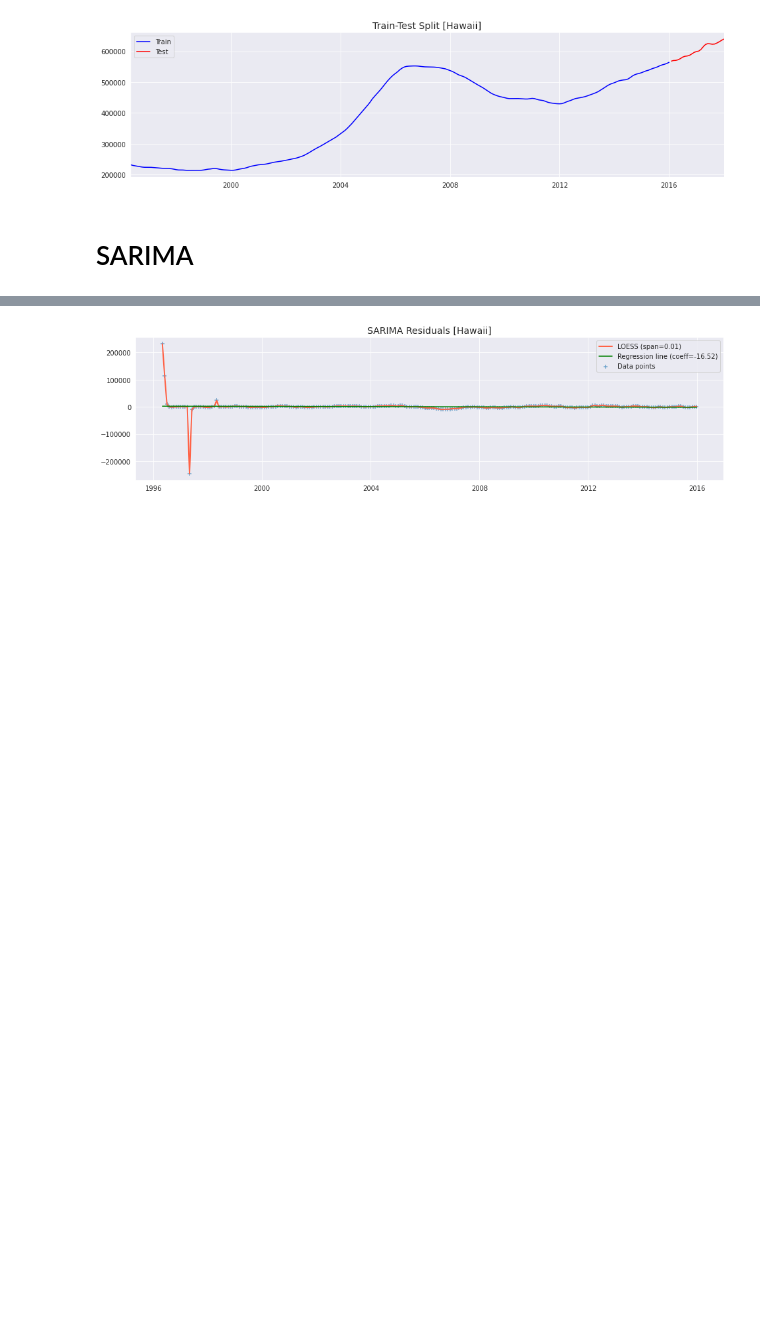
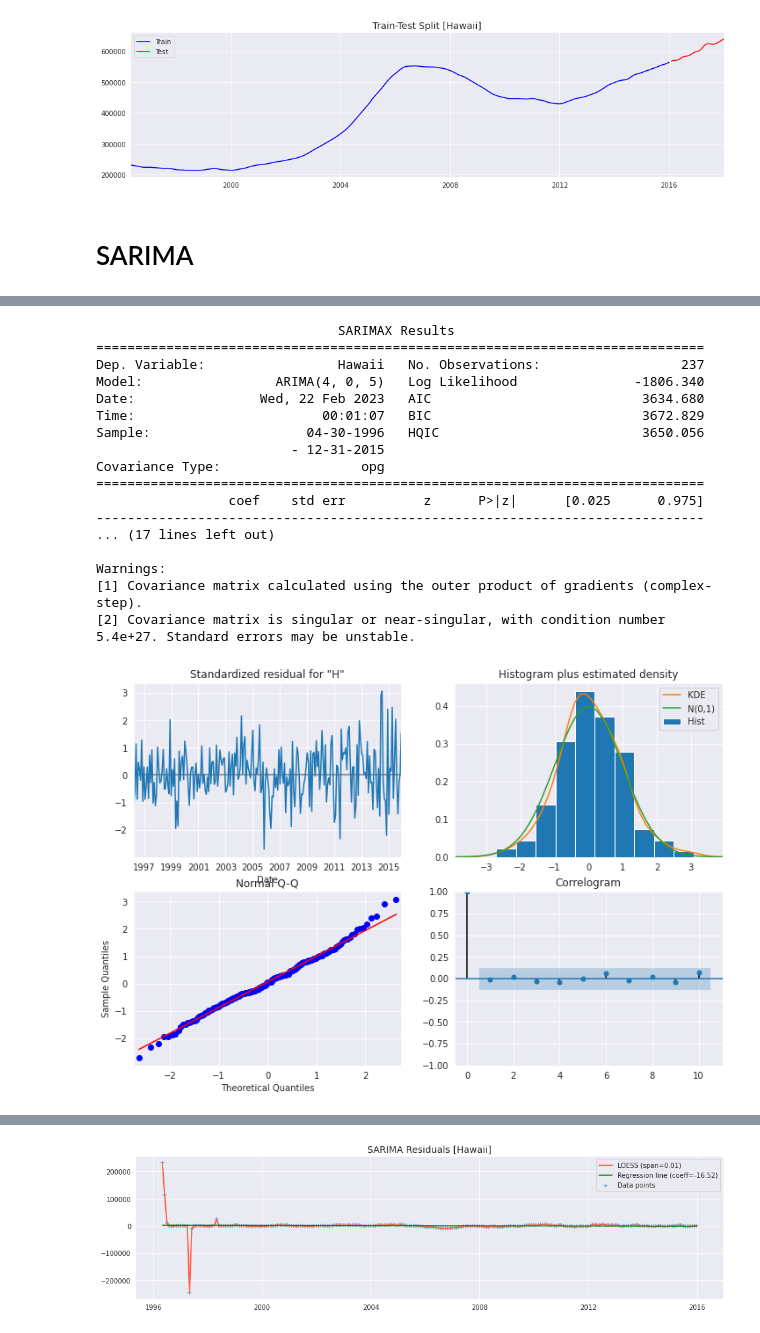
Before and after one commit to MaliheDahmardeh/state-house-price-analysis-SM, a Jupyter notebook: state-house-price-analysis.ipynb, the cells around one changed output, grey strips where cells are left out. Cells and saved outputs as stored; diff of their text form; code cells hidden in the pictures; blank space fills up the shorter version.

```diff
--- a/state-house-price-analysis.ipynb
+++ b/state-house-price-analysis.ipynb
@@ -1286,3 +1327,24 @@ Warnings:
 [1] Covariance matrix calculated using the outer product of gradients (complex-step).
 [2] Covariance matrix is singular or near-singular, with condition number 2.37e+24. Standard errors may be unstable.
 [figure]
+# %%
+# Grid search to define the optimal ARIMA (p,d,q) parameters
+AICc = np.zeros((36,3))
+idx = 0
+d = 0
+for p in range(6):
+  for q in range(6):
+    mod = ARIMA(data_train, order=(p,d,q)).fit()
+    AICc[idx,0] = p
+    AICc[idx,1] = q
+    AICc[idx,2] = mod.aicc
+    idx += 1
+
+order_df = pd.DataFrame(AICc, columns=['p', 'q', 'AICc'])
+display(order_df)
+
+# Best combination leading to the lowest AICc
+opt = order_df[order_df['AICc']==order_df['AICc'].min()]
+display(opt)
+p_opt = opt['p']
+q_opt = opt['q']
@@ -1289,3 +1371,27 @@ Warnings:
+# %%
+# Model estimation and diagnostic plots for residuals
+model = ARIMA(data_train, order=(float(p_opt),0,float(q_opt))).fit()
+print(model.summary())
+model.plot_diagnostics(figsize=(12,8));
+# %% [output]
+                               SARIMAX Results
+==============================================================================
+Dep. Variable:                 Hawaii   No. Observations:                  237
+Model:                 ARIMA(4, 0, 5)   Log Likelihood               -1806.340
+Date:                Wed, 22 Feb 2023   AIC                           3634.680
+Time:                        00:01:07   BIC                           3672.829
+Sample:                    04-30-1996   HQIC                          3650.056
+                         - 12-31-2015
+Covariance Type:                  opg
+==============================================================================
+                 coef    std err          z      P>|z|      [0.025      0.975]
+------------------------------------------------------------------------------
+... (17 lines left out)
+
+Warnings:
+[1] Covariance matrix calculated using the outer product of gradients (complex-step).
+[2] Covariance matrix is singular or near-singular, with condition number 5.4e+27. Standard errors may be unstable.
+[figure, added]
 # %%
 # Fit the model with the automatically selected parameters - ARIMA(1,0,2)(0,1,0)[12]
 [p,d,q] = [1,0,0] # stepwise_model.order
```
Also changed, not shown: parts of 15 cells of this notebook.
